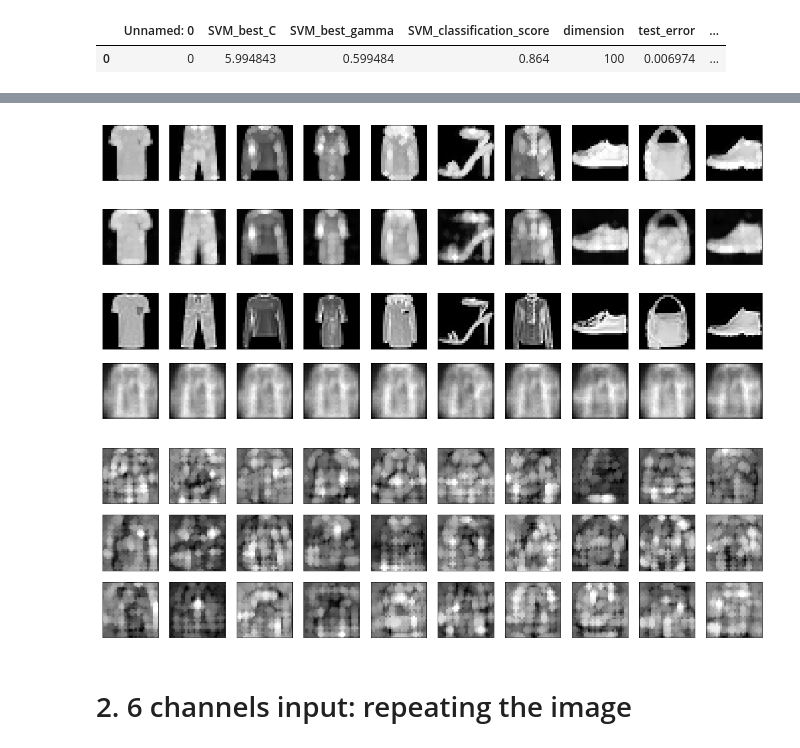
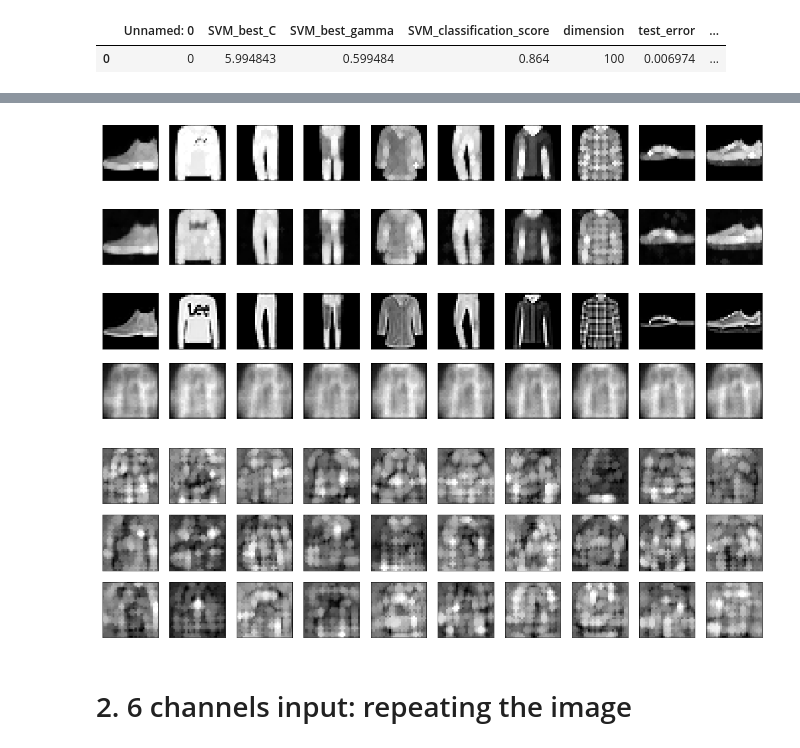
Before and after one commit to PonchonB/Mathematical_Morphologies_And_Deep_Learning, a Jupyter notebook: Notebooks/18_08_02_Simple_AMD_noAMD.ipynb, the cells around one changed output, grey strips where cells are left out. Saved outputs shown, nothing was run; the diff lists cells and outputs as text; code cells hidden in the pictures.

```diff
--- a/Notebooks/18_08_02_Simple_AMD_noAMD.ipynb
+++ b/Notebooks/18_08_02_Simple_AMD_noAMD.ipynb
@@ -30,3 +30,7 @@ pd.read_csv("../ShallowAE/Simple/TestOutputs/18_08_13results")
 # %% [output]
 |  | Unnamed: 0 | SVM_best_C | SVM_best_gamma | SVM_classification_score | dimension | test_error | ... |
 | 0 | 0 | 5.994843 | 0.599484 | 0.864 | 100 | 0.006974 | ... |
+# %%
+x_train, _ = bastien_utils.load_data(FILE_PATH, train=True, test=False, subsetTest=False)
+AE.KL_divergence(x_train, multiply_by_weight_penalty=False)
+del x_train
@@ -42,13 +53,13 @@ AE.plot_atoms_decoder(nb_to_plot=30)
 # %%
-bastien_utils.plot_all_images(bastien_utils.apply_operator_to_all_images(morphoMaths.dilatation, x_small, SE_scale=1))
-bastien_utils.plot_all_images(bastien_utils.apply_operator_to_all_images(morphoMaths.dilatation, AE.reconstruction(x_small), SE_scale=1))
+bastien_utils.plot_all_images(bastien_utils.apply_operator_to_all_images(morphoMaths.dilatation, x_test[:10], SE_scale=1))
+bastien_utils.plot_all_images(bastien_utils.apply_operator_to_all_images(morphoMaths.dilatation, AE.reconstruction(x_test[:10]), SE_scale=1))
 AE_dil = AE.apply_operator_to_decoder_atoms(morphoMaths.dilatation, apply_to_bias=True, SE_scale=1)
-AE_dil.plot_reconstructions(x_small)
+AE_dil.plot_reconstructions(x_test[:10])
 AE_dil.plot_atoms_decoder(nb_to_plot=30)
 # %% [output]
-[figure, old version]
+[figure, new version]
-[figure, old version]
+[figure, new version]
-[figure, old version]
+[figure, new version]
 [figure]
 # %% [markdown]
 # 2. 6 channels input: repeating the image
```
Also changed, not shown: parts of 2 cells of this notebook, 13 other files.
